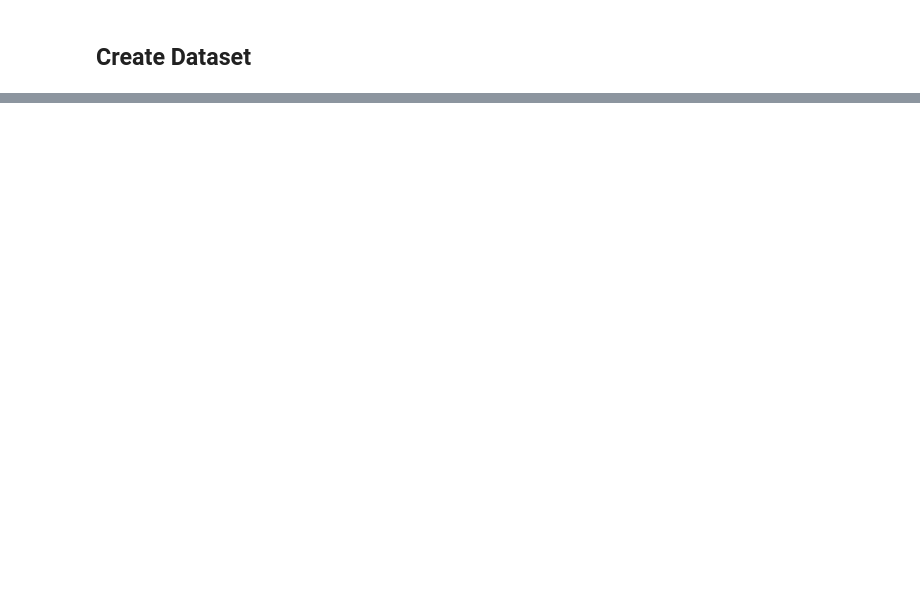
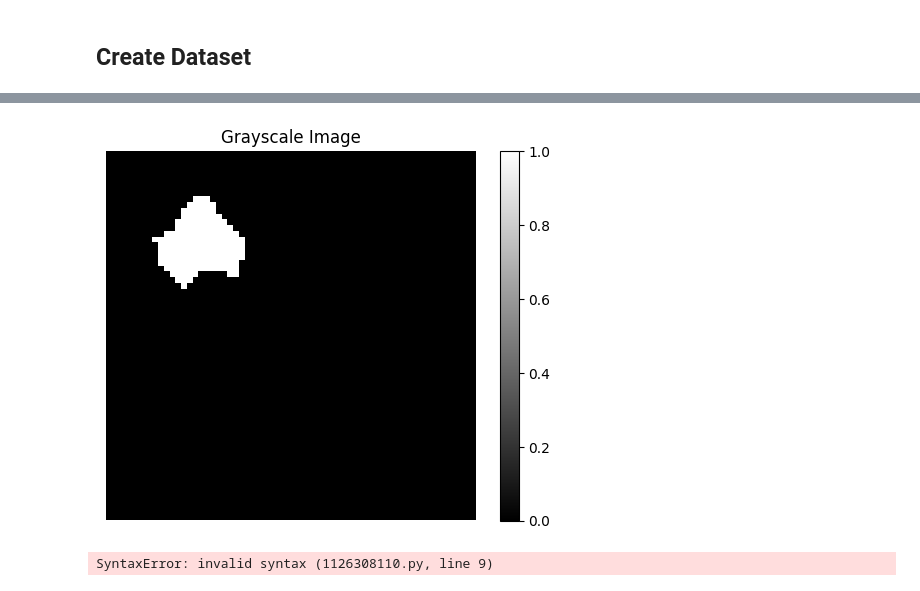
Before and after one commit to alainray/task-jepa, a Jupyter notebook: InfiniteDSprites.ipynb, the cells around one changed output, grey strips where cells are left out. Drawn from its saved outputs; the diff is of its cells as text; code cells hidden in the pictures; blank space fills up the shorter version.

```diff
--- a/InfiniteDSprites.ipynb
+++ b/InfiniteDSprites.ipynb
@@ -257,0 +425,24 @@ array([[-0.2139258 , -0.21024605, -0.2065663 , ..., -0.21559859,
+# %%
+from torch.nn.functional import softmax, cosine_similarity, normalize
+import pandas as pd
+attributes = ['shape','scale','orientation','x','y']
+
+delta = { 'shape': 10000, 'scale': 1000, 'orientation': 100, 'x': 10, 'y': 1} # how many samples to skip to reach a sample of next level in attribute
+
+final_result = []
+targets  = []
+metrics = {'acc': [], 'confidence': [], 'target': []}
+for idx, (img, label) in tqdm(enumerate(ds['train']), total=len(ds['train'])):
+    with torch.no_grad():
+        reps_latent, reps_target, target = get_modified_reps(model, idx, img, label, ds['train'])
+        reps_latent = normalize(reps_latent, dim=1)
+        reps_target = normalize(reps_target, dim=1)
+        result = torch.matmul(reps_latent, reps_target.T)
+        soft_result = softmax(result, dim=1) # get confidence in classification
+        conf_preds = soft_result.argmax(dim=1)
+        preds =  result.argmax(dim=1)
+        # Generate the indices (0, 1, 2, ..., N-1)
+        correct = (preds == target).float()
+        metrics['acc'].append(correct)
+        metrics['target'].append(target)
+        metrics['confidence'].append(conf_preds)
@@ -364,0 +674,51 @@ class IdSprites(Dataset):
+# %%
+import torch
+import matplotlib.pyplot as plt
+
+# Example: Create a grayscale image tensor
+i = 7
+image_tensor = images[14*14*14*14*i]
+
+# Squeeze the tensor to remove the channel dimension if necessary
+image_tensor = image_tensor.squeeze()  # Shape: (H, W)
+
+# Convert tensor to NumPy array for visualization
+image_numpy = image_tensor.detach().cpu().numpy()
+
+# Plot the grayscale image
+plt.imshow(image_numpy, cmap="gray")
+plt.colorbar()  # Optional: Display color bar for intensity reference
+plt.title("Grayscale Image")
+plt.axis("off")  # Optional: Remove axis ticks
+plt.show()
+# %% [output]
+[figure, added]
+# %%
+
+
+# Create Dictionary
+dictionary = dict()
+
+for split, ds in zip(splits, datasets):
+    add_tuples_to_dictionary(dictionary, ds, split)
+
+
+
+def evaluate_datasets(distance):
+
+    for ds in datasets:
+        for img, tgt in ds:
+            # Create all candidates
+            gt_candidates = []
+            prediction_candidates = []
+            for attribute in attributes:
+                temp_tgt = tgt
+                temp_tgt[attribute] += 1
+                split, idx = dictionary(temp_tgt)
+                tgt_img, tgt_label = datasets[split][idx]
+                prediction_candidates.append(model(tgt_img, temp_tgt - tgt))
+                gt_candidates.append(model(tgt_img, zero_latent))
+            torch.mm(prediction_candidates, gt_candidates)
+            # define whether results are iid-iid, iid-ood, ood-iid, ood-ood
+# %% [output]
+SyntaxError: invalid syntax (1126308110.py, line 9)
```
Also changed, not shown: parts of 35 cells of this notebook, 8 other files.
